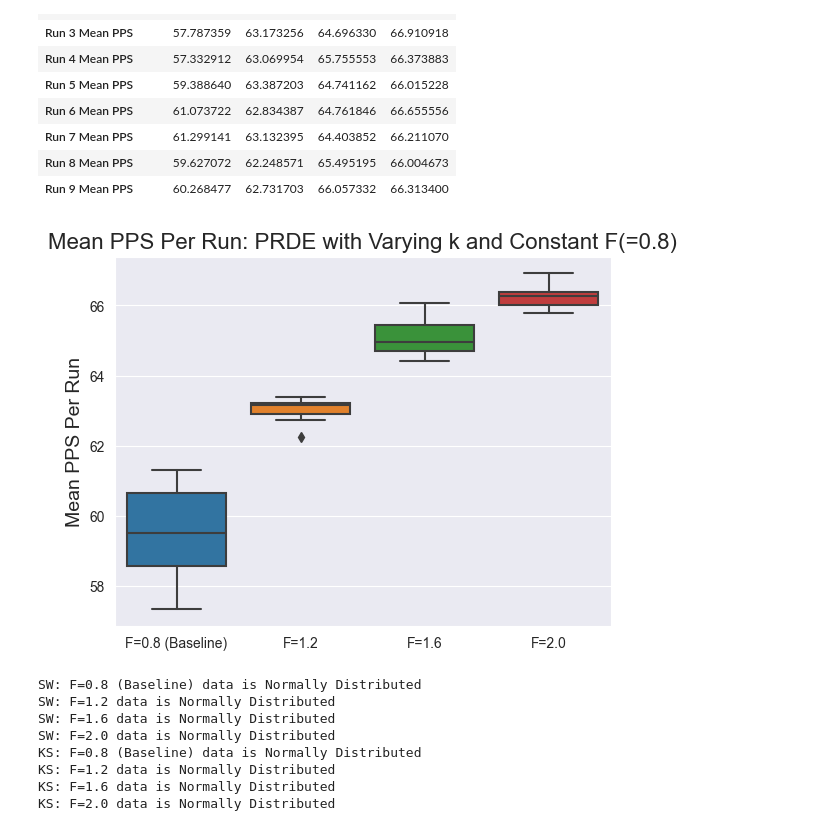
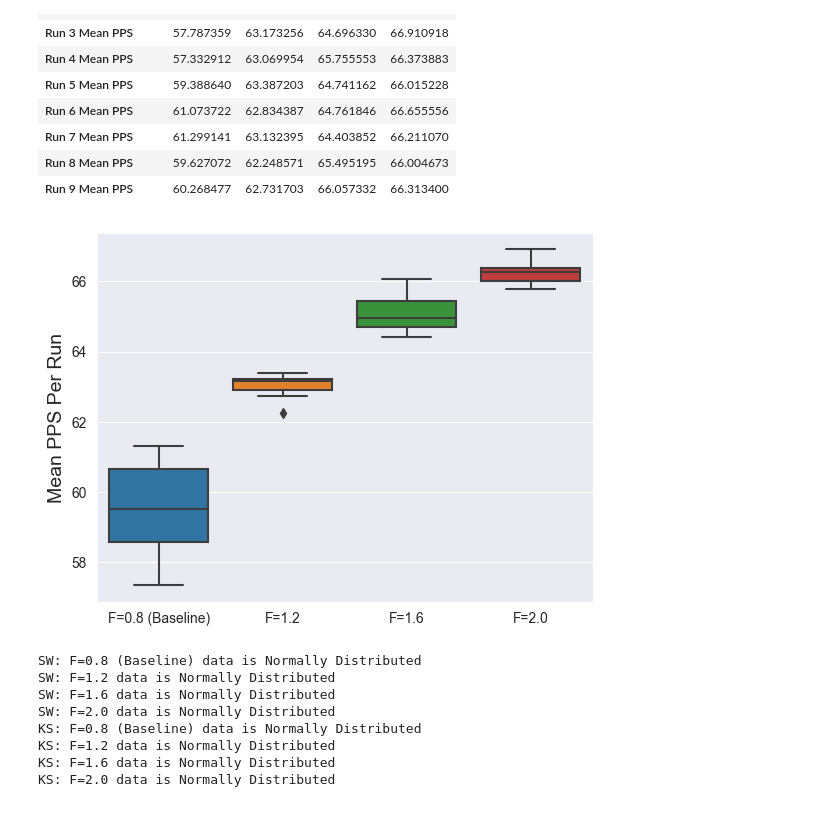
Before and after one commit to MJ-Peters/INFT-Coursework-PRDE-Trader-Evaluation-and-Improvement, a Jupyter notebook: Investigating K and F/F Experiment/F Data Analysis.ipynb, the cells around one changed output. Cells and saved outputs as stored; diff of their text form; code cells hidden in the pictures.

```diff
--- a/Investigating K and F/F Experiment/F Data Analysis.ipynb
+++ b/Investigating K and F/F Experiment/F Data Analysis.ipynb
@@ -257,12 +257,11 @@ stats_df
 # %%
 # Visualising with a boxplot
 BWP = sns.boxplot(data=stats_df)
 BWP.set_ylabel("Mean PPS Per Run", fontsize=14)
-BWP.set_title("Mean PPS Per Run: PRDE with Varying k and Constant F(=0.8)", fontsize=16)
 plt.savefig("Box_and_Whisker_F.png")
 plt.show()
 # %% [output]
-[figure, old version]
+[figure, new version]
 # %%
 # Testing for Normality with Shapiro-Wilk test
 for col in stats_df.columns:
```
Also changed, not shown: 5 other files.
